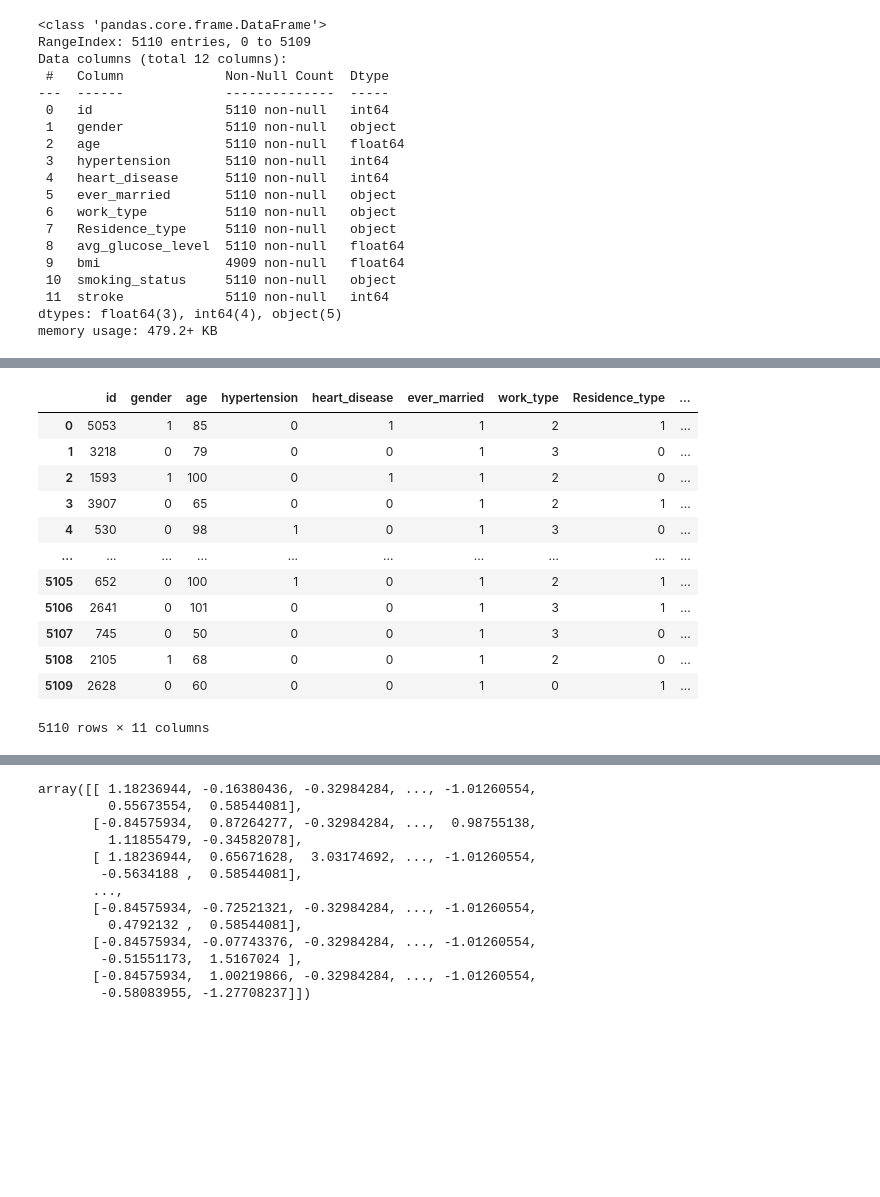
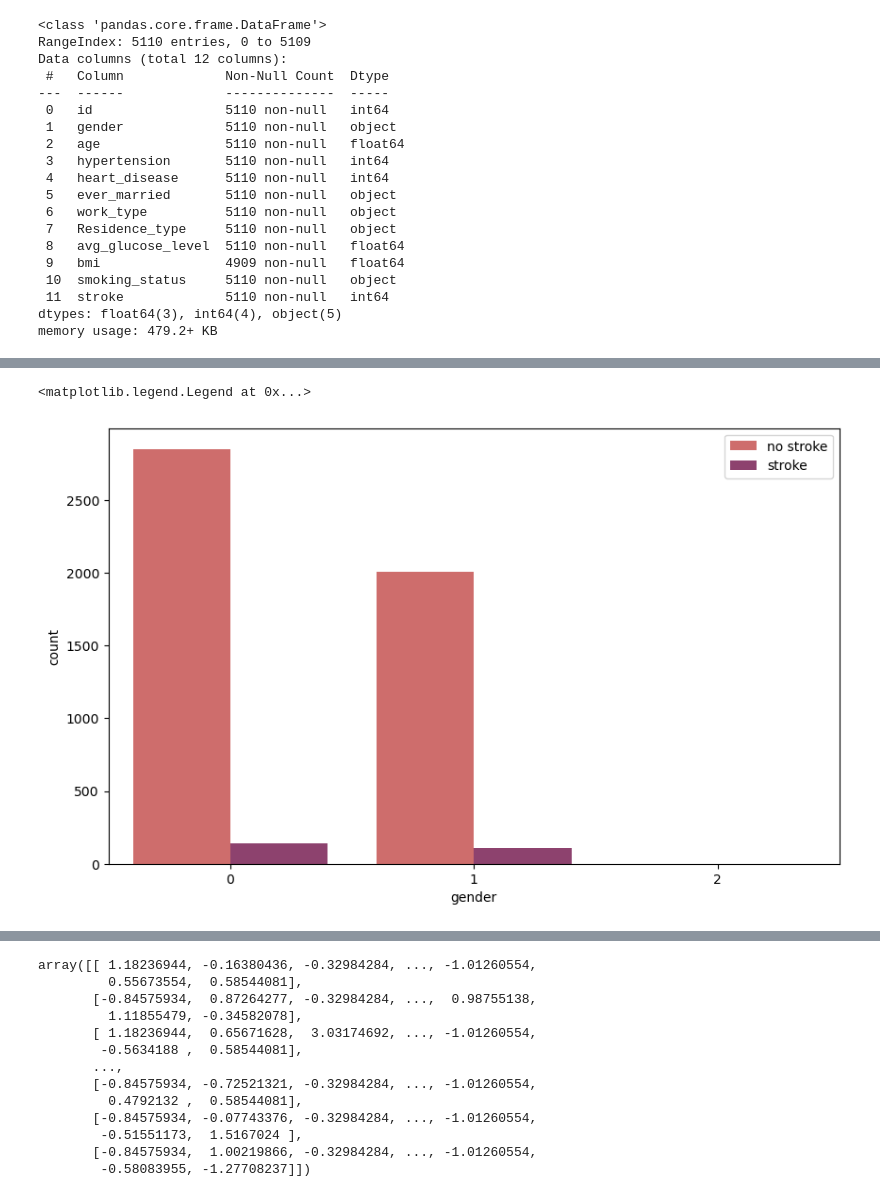
Before and after one commit to tanchris232/stroke-group-2, a Jupyter notebook: new_notebook_stroke_analysis.ipynb, the cells around one changed output, grey strips where cells are left out. Saved outputs shown, nothing was run; the diff lists cells and outputs as text; code cells hidden in the pictures; blank space fills up the shorter version.

```diff
--- a/new_notebook_stroke_analysis.ipynb
+++ b/new_notebook_stroke_analysis.ipynb
@@ -74,16 +96,7 @@ stroke_encoded = encoder.fit_transform(stroke_df)
 # %%
-stroke_encoded
+plt.figure(figsize=(10,6))
+sns.countplot(x="gender", data=stroke_encoded, palette='flare',hue='stroke')
+plt.legend(['no stroke','stroke'])
 # %% [output]
-|  | id | gender | age | hypertension | heart_disease | ever_married | work_type | Residence_type | ... |
-| 0 | 5053 | 1 | 85 | 0 | 1 | 1 | 2 | 1 | ... |
-| 1 | 3218 | 0 | 79 | 0 | 0 | 1 | 3 | 0 | ... |
-| 2 | 1593 | 1 | 100 | 0 | 1 | 1 | 2 | 0 | ... |
-| 3 | 3907 | 0 | 65 | 0 | 0 | 1 | 2 | 1 | ... |
-| 4 | 530 | 0 | 98 | 1 | 0 | 1 | 3 | 0 | ... |
-| ... | ... | ... | ... | ... | ... | ... | ... | ... | ... |
-| 5105 | 652 | 0 | 100 | 1 | 0 | 1 | 2 | 1 | ... |
-| 5106 | 2641 | 0 | 101 | 0 | 0 | 1 | 3 | 1 | ... |
-| 5107 | 745 | 0 | 50 | 0 | 0 | 1 | 3 | 0 | ... |
-| 5108 | 2105 | 1 | 68 | 0 | 0 | 1 | 2 | 0 | ... |
-| 5109 | 2628 | 0 | 60 | 0 | 0 | 1 | 0 | 1 | ... |
-5110 rows × 11 columns
+<matplotlib.legend.Legend at 0x...>
+[figure, added]
```
Also changed, not shown: parts of 6 cells of this notebook, 2 other files.
